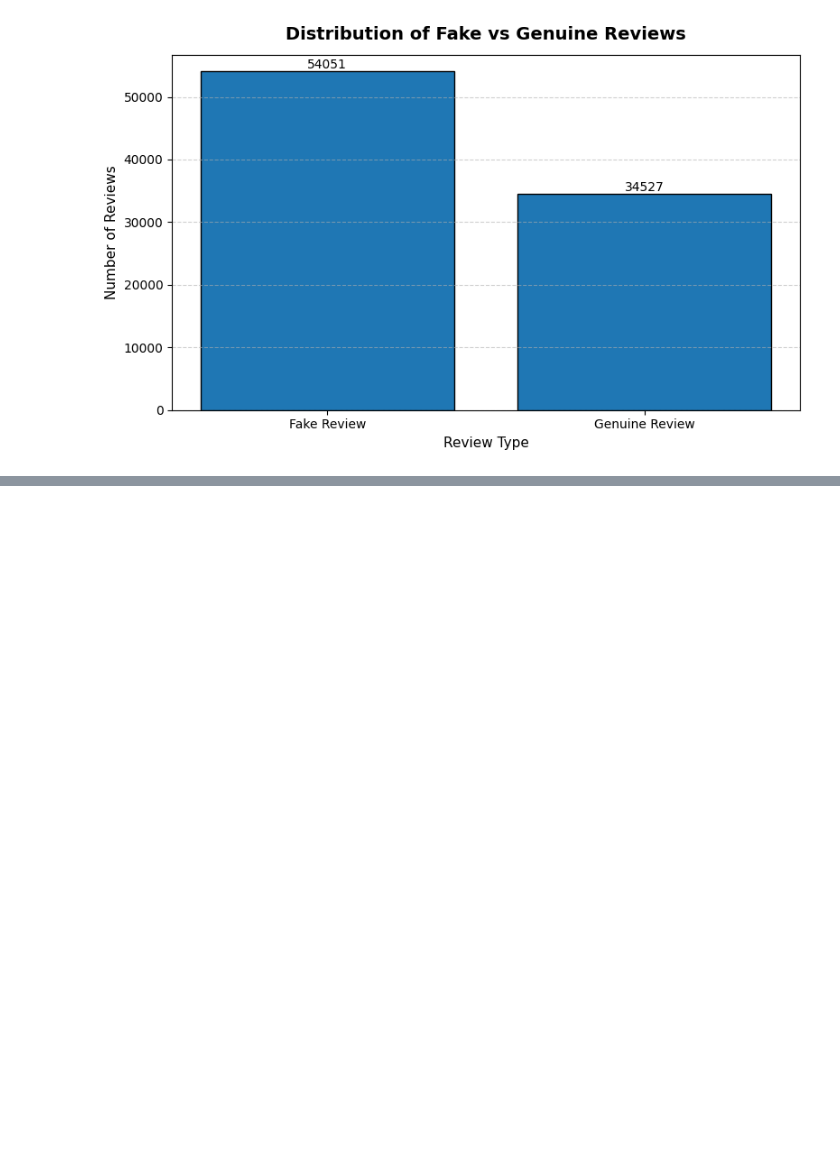
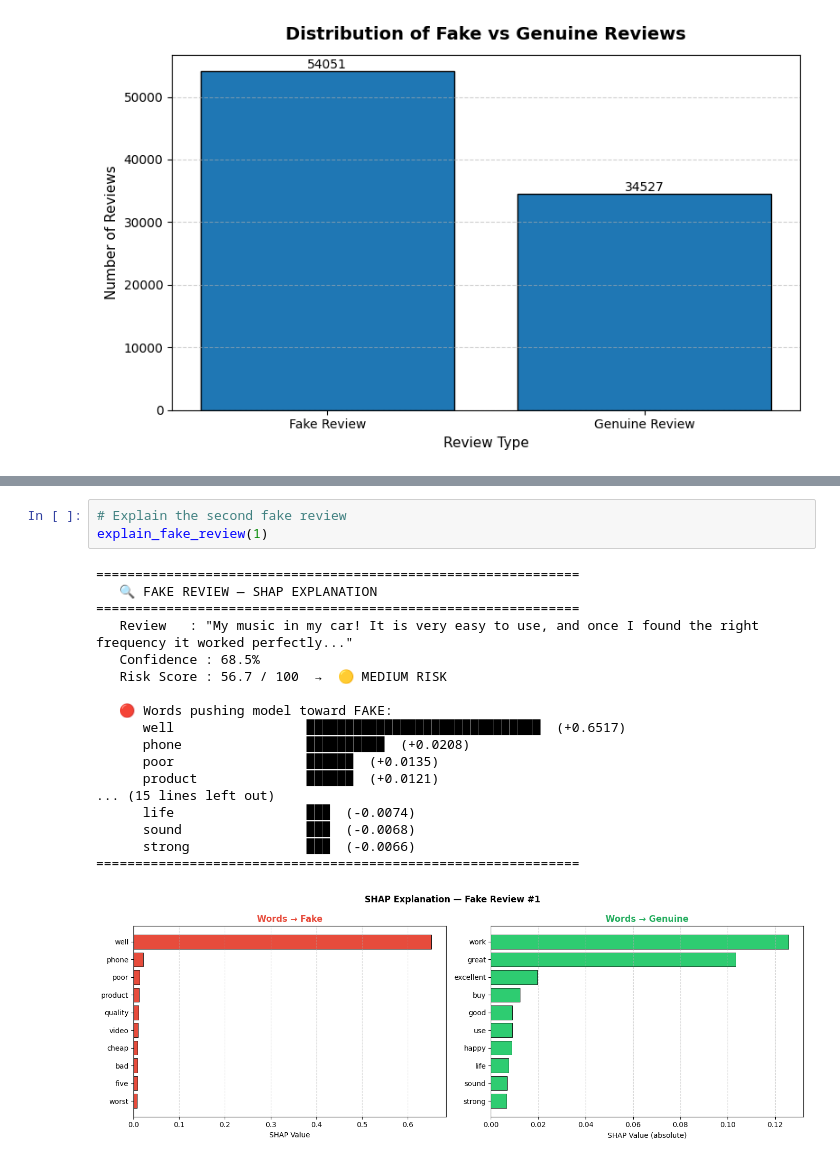
Before and after one commit to DeeptanshuPal/Fake-Product-Review-Monitoring, a Jupyter notebook: LSA_Reviews_new.ipynb, the cells around one changed output, grey strips where cells are left out. Drawn from its saved outputs; the diff is of its cells as text; blank space fills up the shorter version.

```diff
--- a/LSA_Reviews_new.ipynb
+++ b/LSA_Reviews_new.ipynb
@@ -377,0 +1607,22 @@ plt.show()
+# %%
+# Explain the second fake review
+explain_fake_review(1)
+# %% [output]
+==============================================================
+   🔍 FAKE REVIEW — SHAP EXPLANATION
+==============================================================
+   Review   : "My music in my car! It is very easy to use, and once I found the right frequency it worked perfectly..."
+   Confidence : 68.5%
+   Risk Score : 56.7 / 100  →  🟡 MEDIUM RISK
+
+   🔴 Words pushing model toward FAKE:
+      well                 ██████████████████████████████  (+0.6517)
+      phone                ██████████  (+0.0208)
+      poor                 ██████  (+0.0135)
+      product              ██████  (+0.0121)
+... (15 lines left out)
+      life                 ███  (-0.0074)
+      sound                ███  (-0.0068)
+      strong               ███  (-0.0066)
+==============================================================
+[figure, added]
```
Also changed, not shown: parts of 50 cells of this notebook, 9 other files.
